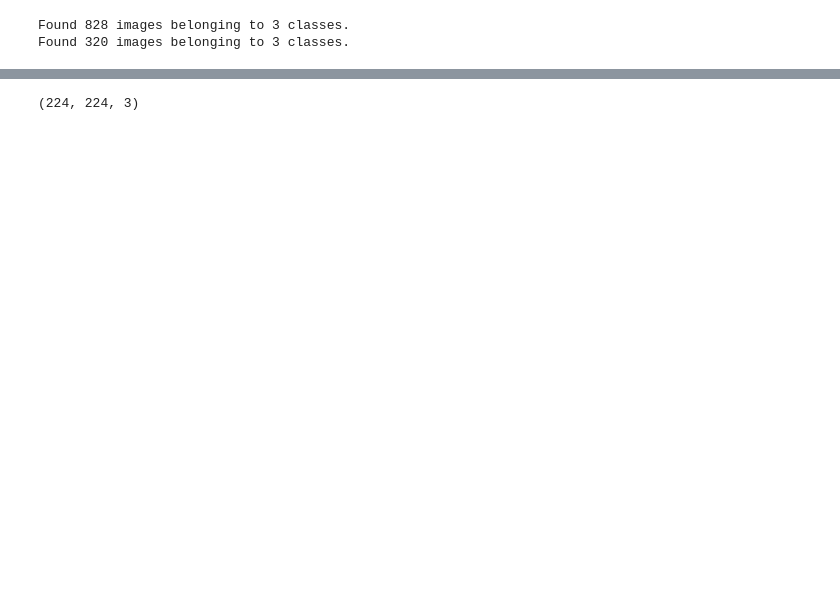
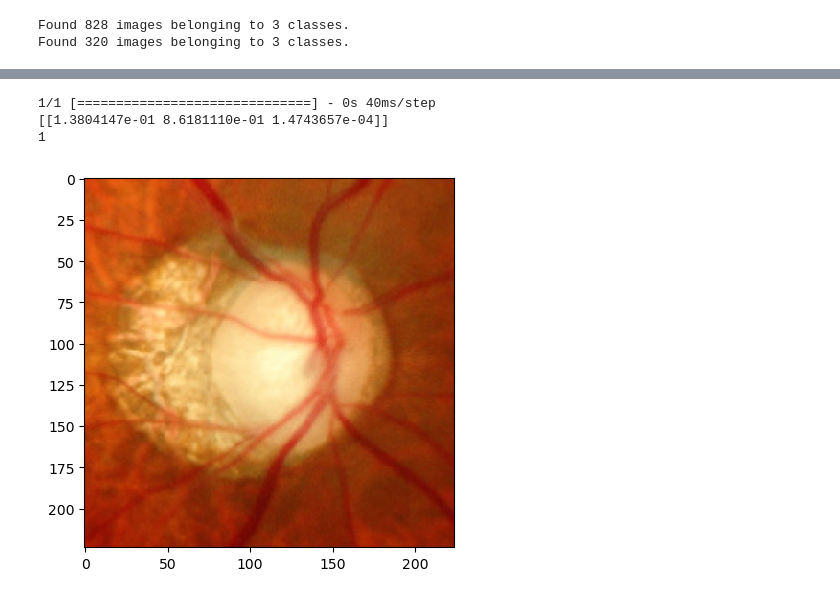
Before and after one commit to KHH0618/mbcAcademy, a Jupyter notebook: source/09_이미지처리/04_녹내장_전이학습.ipynb, the cells around one changed output, grey strips where cells are left out. Saved outputs shown, nothing was run; the diff lists cells and outputs as text; code cells hidden in the pictures; blank space fills up the shorter version.

```diff
--- a/source/09_이미지처리/04_녹내장_전이학습.ipynb
+++ b/source/09_이미지처리/04_녹내장_전이학습.ipynb
@@ -50,7 +52,7 @@ resnet_model.trainable=True
 model = Sequential([
     resnet_model,
     Flatten(),
-    Dense(units=1024,activation='relu'),
+    Dense(units=512,activation='relu'),
     Dense(units=3, activation='softmax')
 ])
 
@@ -92,6 +113,16 @@ Detected at node 'sequential/resnet50/conv4_block6_3_conv/Conv2D' defined at (mo
 # %%
-test_img = cv2.imread('data/test.png')
-test_img = cv2.resize(test_img, dsize=(224,224))
-test_img.shape
+# 예측하기
+test_img = cv2.imread('data/test.png', cv2.IMREAD_ANYCOLOR) # BGR포맷 넘파이
+test_img = cv2.cvtColor(test_img, cv2.COLOR_BGR2RGB)
+test_img = cv2.resize(test_img, dsize=(224,224), interpolation=cv2.INTER_AREA)
+test_img = test_img.reshape(-1,224,224,3)
+pred = model.predict(test_img)
+print(pred)
+print(pred.argmax())
+plt.imshow(img)
+plt.show()
 # %% [output]
-(224, 224, 3)
+1/1 [==============================] - 0s 40ms/step
+[[1.3804147e-01 8.6181110e-01 1.4743657e-04]]
+1
+[figure, added]
```
Also changed, not shown: parts of 6 cells of this notebook, 3 other files.
